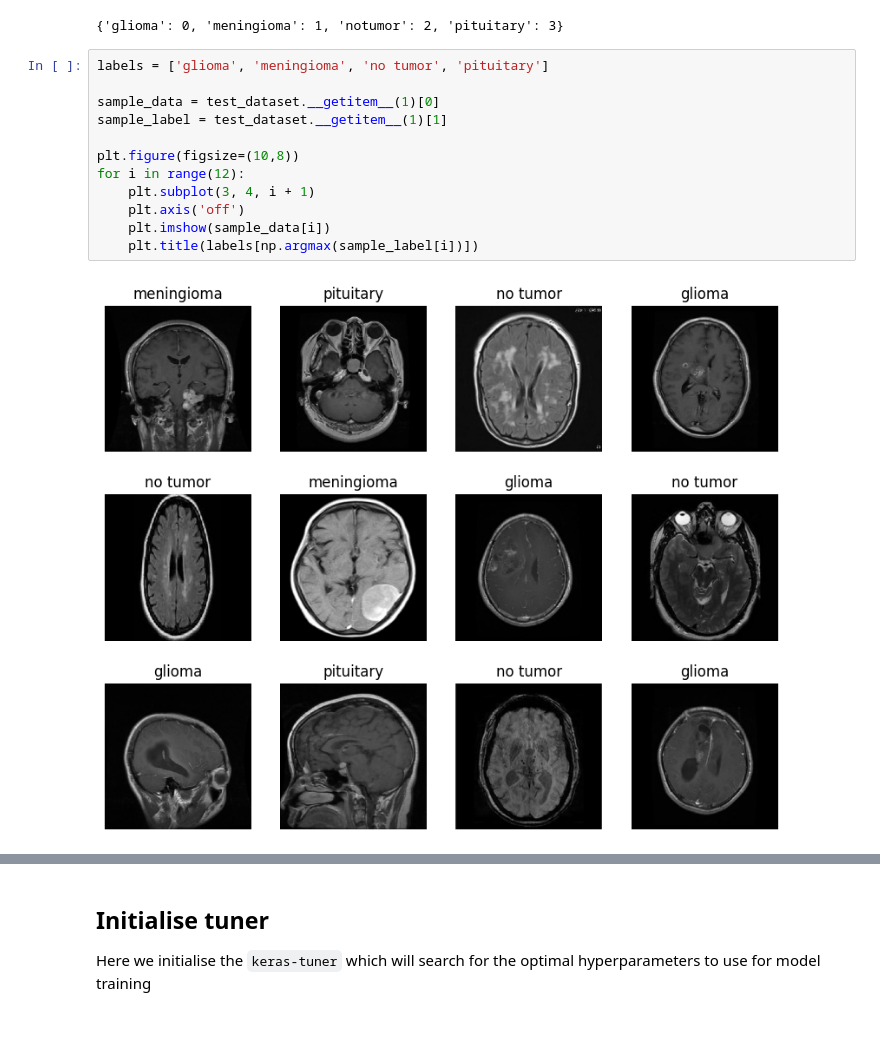
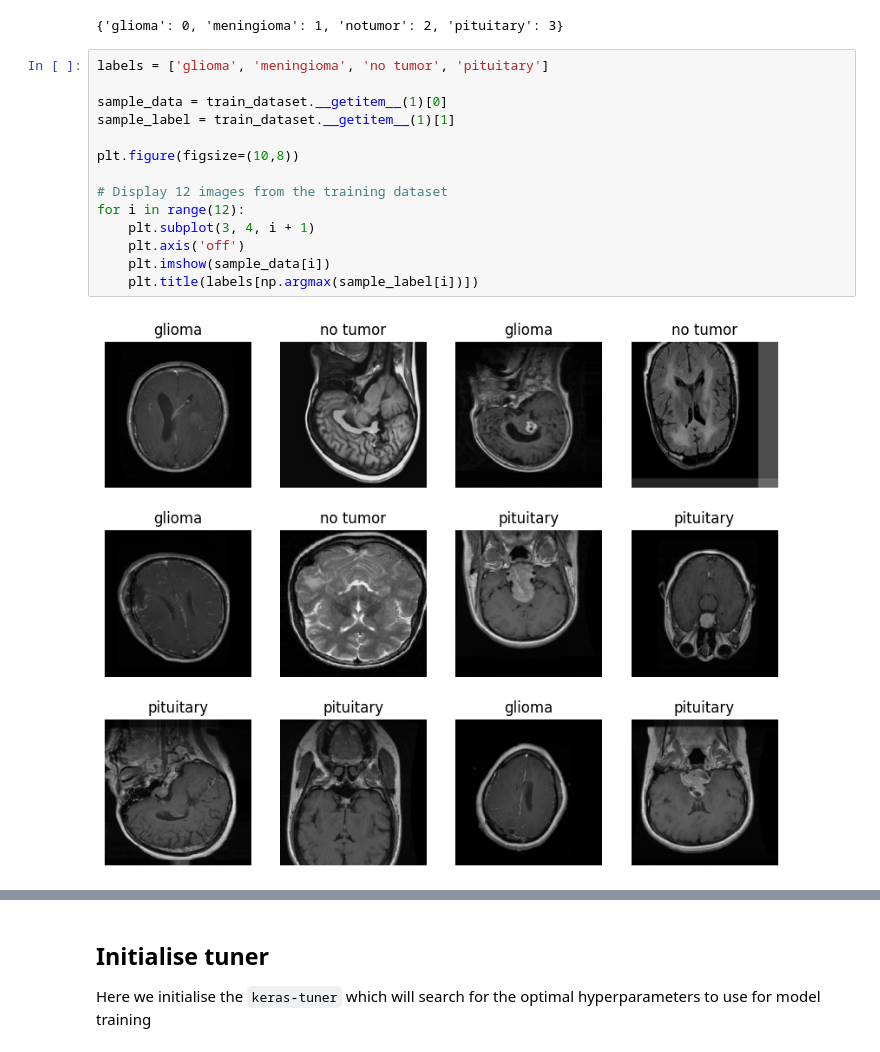
Before and after one commit to ptrpfa/BrainTumorClassification, a Jupyter notebook: deep_learning/cnn-rnn-hybrid/vgg19-cnn-rnn.ipynb, the cells around one changed output, grey strips where cells are left out. Cells and saved outputs as stored; diff of their text form.

```diff
--- a/deep_learning/cnn-rnn-hybrid/vgg19-cnn-rnn.ipynb
+++ b/deep_learning/cnn-rnn-hybrid/vgg19-cnn-rnn.ipynb
@@ -195,16 +197,18 @@ test_dataset.class_indices
 # %%
 labels = ['glioma', 'meningioma', 'no tumor', 'pituitary']
 
-sample_data = test_dataset.__getitem__(1)[0]
-sample_label = test_dataset.__getitem__(1)[1]
+sample_data = train_dataset.__getitem__(1)[0]
+sample_label = train_dataset.__getitem__(1)[1]
 
 plt.figure(figsize=(10,8))
+
+# Display 12 images from the training dataset
 for i in range(12):
     plt.subplot(3, 4, i + 1)
     plt.axis('off')
     plt.imshow(sample_data[i])
     plt.title(labels[np.argmax(sample_label[i])])
 # %% [output]
-[figure, old version]
+[figure, new version]
 # %% [markdown]
 # 3. Modelling
```
Also changed, not shown: parts of 19 cells of this notebook.
